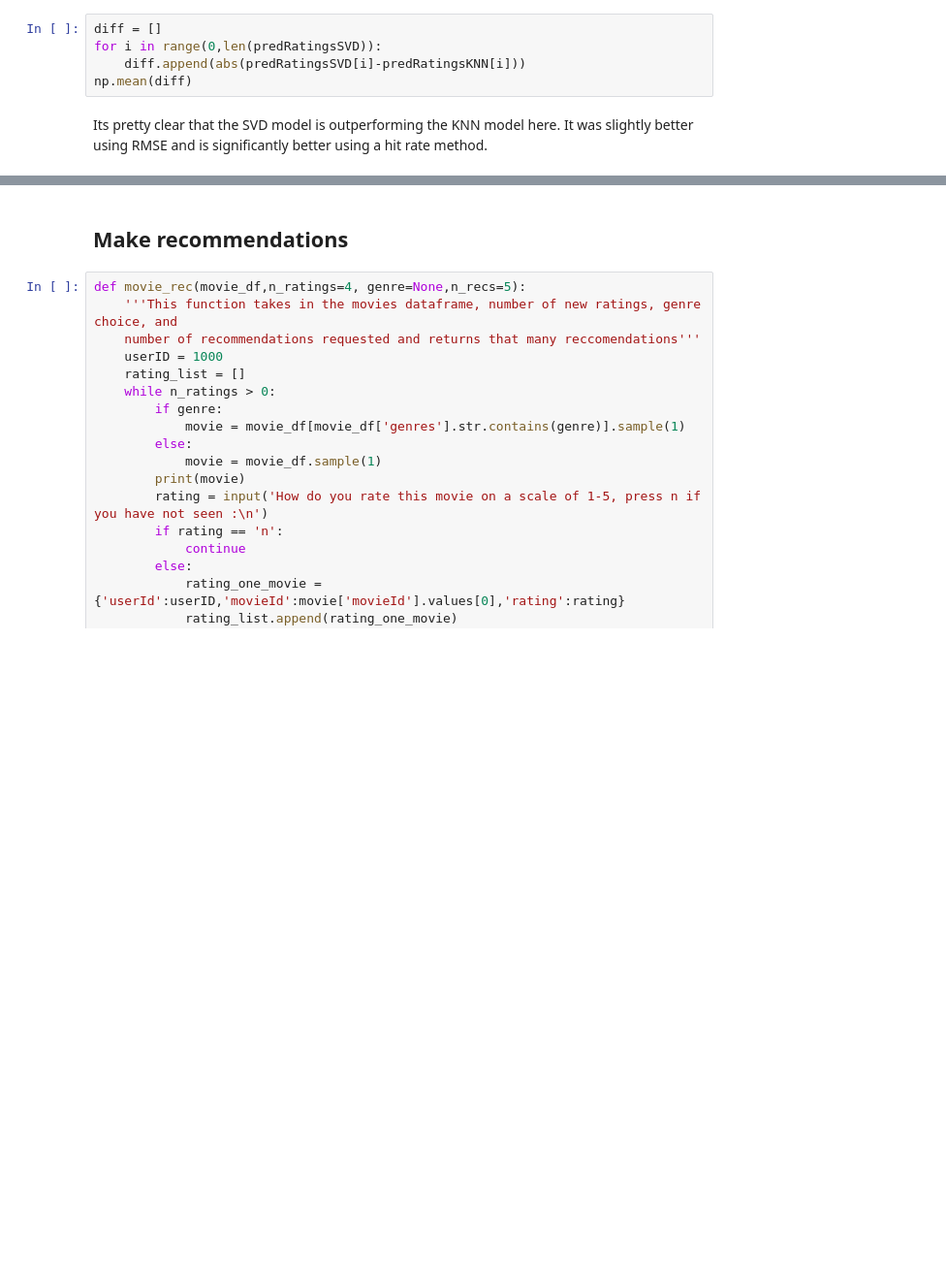
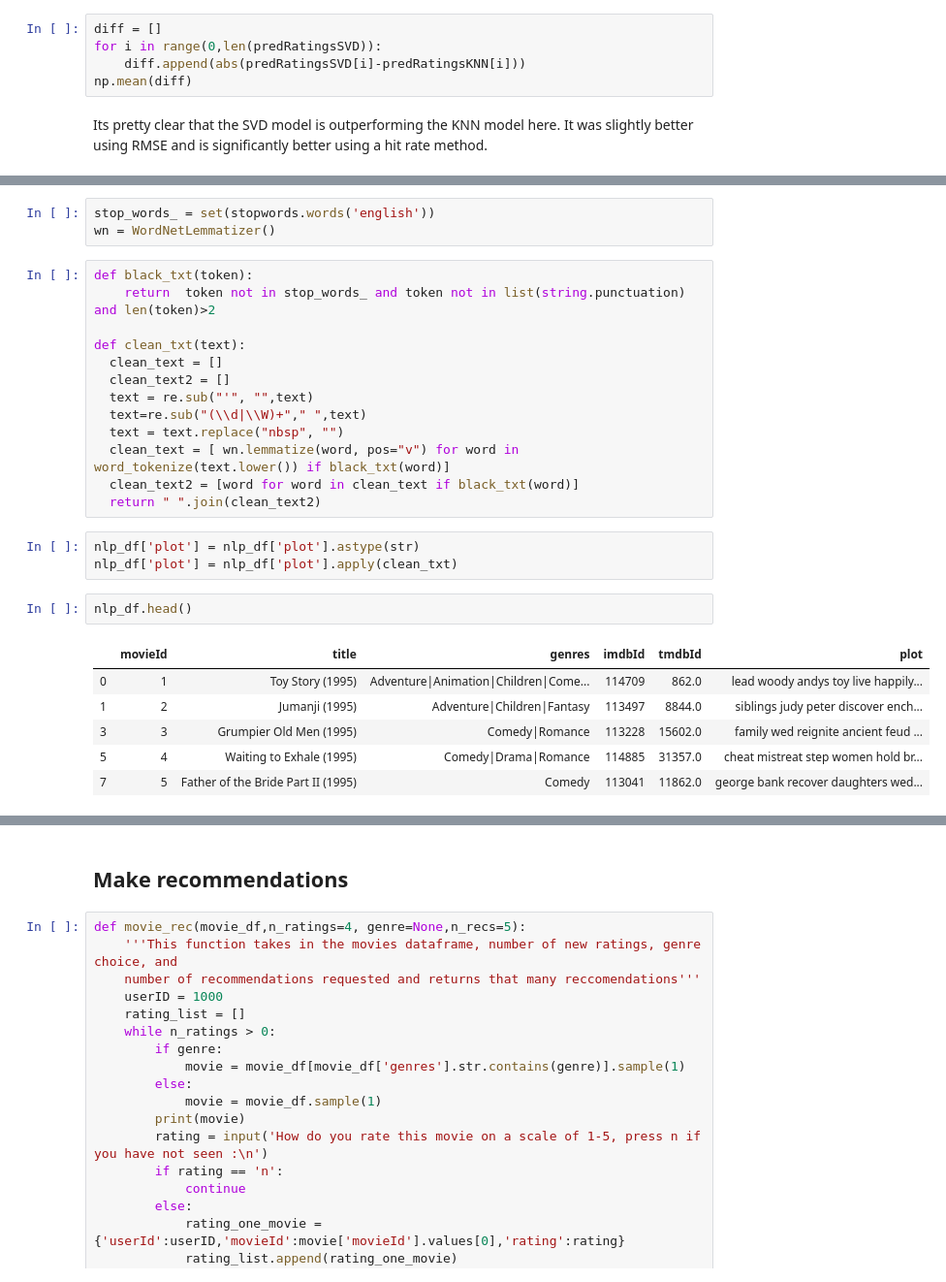
Before and after one commit to CaryMosley/Mod4ProjectRecommendation, a Jupyter notebook: RecSystem.ipynb, the cells around one changed output, grey strips where cells are left out. Shown: that part at 97% size. Cells and saved outputs as stored; diff of their text form; blank space fills up the shorter version.

```diff
--- a/RecSystem.ipynb
+++ b/RecSystem.ipynb
@@ -900,0 +1078,28 @@ Its pretty clear that the SVD model is outperforming the KNN model here. It was
+# %%
+stop_words_ = set(stopwords.words('english'))
+wn = WordNetLemmatizer()
+# %%
+def black_txt(token):
+    return  token not in stop_words_ and token not in list(string.punctuation)  and len(token)>2
+
+def clean_txt(text):
+  clean_text = []
+  clean_text2 = []
+  text = re.sub("'", "",text)
+  text=re.sub("(\\d|\\W)+"," ",text)
+  text = text.replace("nbsp", "")
+  clean_text = [ wn.lemmatize(word, pos="v") for word in word_tokenize(text.lower()) if black_txt(word)]
+  clean_text2 = [word for word in clean_text if black_txt(word)]
+  return " ".join(clean_text2)
+# %%
+nlp_df['plot'] = nlp_df['plot'].astype(str)
+nlp_df['plot'] = nlp_df['plot'].apply(clean_txt)
+# %%
+nlp_df.head()
+# %% [output]
+|  | movieId | title | genres | imdbId | tmdbId | plot |
+| 0 | 1 | Toy Story (1995) | Adventure|Animation|Children|Come... | 114709 | 862.0 | lead woody andys toy live happily... |
+| 1 | 2 | Jumanji (1995) | Adventure|Children|Fantasy | 113497 | 8844.0 | siblings judy peter discover ench... |
+| 3 | 3 | Grumpier Old Men (1995) | Comedy|Romance | 113228 | 15602.0 | family wed reignite ancient feud ... |
+| 5 | 4 | Waiting to Exhale (1995) | Comedy|Drama|Romance | 114885 | 31357.0 | cheat mistreat step women hold br... |
+| 7 | 5 | Father of the Bride Part II (1995) | Comedy | 113041 | 11862.0 | george bank recover daughters wed... |
```
Also changed, not shown: parts of 38 cells of this notebook.
